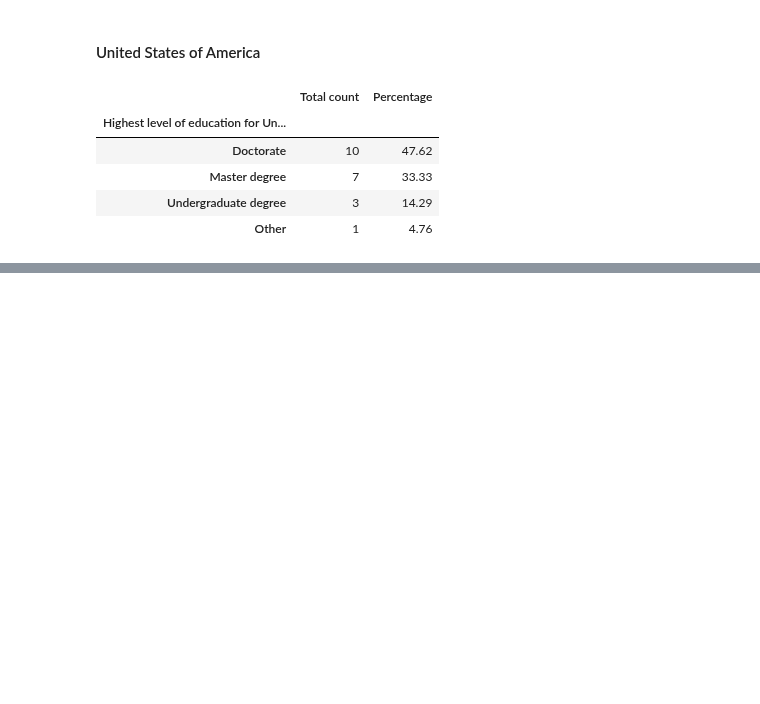
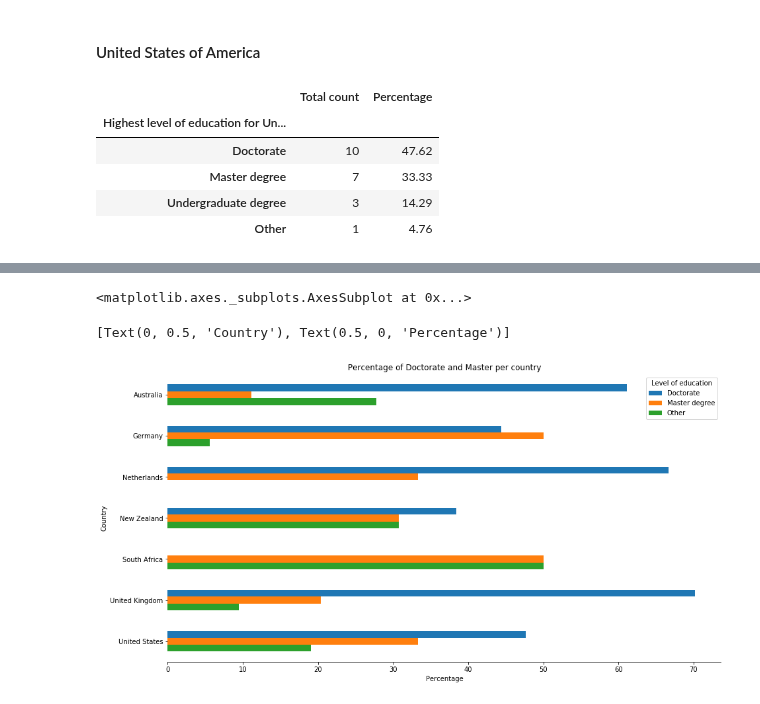
Before and after one commit to softwaresaved/international-survey, a Jupyter notebook: analysis/2018_draft.ipynb, the cells around one changed output, grey strips where cells are left out. Cells and saved outputs as stored; diff of their text form; code cells hidden in the pictures; blank space fills up the shorter version.

Commit message:
Update: draft 2018 analysis to add education levels

```diff
--- a/analysis/2018_draft.ipynb
+++ b/analysis/2018_draft.ipynb
@@ -296,6 +311,22 @@ All of them had the same question:
 * What is the highest level of education you have attained?
 But the list of diploma was different for each.
 If a participant answered from another country than the one listed at the beginning of the notebook, they could answer with a free text.
+# %%
+# Need to merge all education levels as they were not presented to the same participants
+# Create a df with all the education quesitons
+df_all_edu_level = df[['edu1qde._.What is the highest level of education you have attained?',
+                       'edu1qnl._.What is the highest level of education you have attained?',
+                       'edu1quk._.What is the highest level of education you have attained?',
+                       'edu1qus._.What is the highest level of education you have attained?',
+                       'edu1qzaf._.What is the highest level of education you have attained?',
+                       'edu1qnzl._.What is the highest level of education you have attained?',
+                       'edu1qaus._.What is the highest level of education you have attained?']].copy()
+
+# Create a column that merge all education columns
+df['education'] = df_all_edu_level.bfill(axis=1).iloc[:, 0]
+
+# Create a separated df for following sections
+df_edu_per_country = df[['Country', 'education']].copy()
 # %% [markdown]
 #### Australia
 # %%
@@ -525,0 +579,22 @@ structure_survey['1']['edu']
+# %%
+fig, ax = plt.subplots()
+df_plot = df_edu_comparison.pivot(index='Country',
+                        columns='Level of education',
+                        values='Percentage per countries')
+df_plot.plot(kind='barh',
+                  title='Percentage of Doctorate and Master per country',
+                  grid=False, ax=ax)
+
+ax.set(xlabel="Percentage", ylabel="Country")
+
+ax.invert_yaxis()  # when barh option, the bars are inverted
+ax.spines['top'].set_visible(False)
+ax.spines['right'].set_visible(False)
+ax.spines['left'].set_visible(False)
+
+plt.show()
+#ax
+# %% [output]
+<matplotlib.axes._subplots.AxesSubplot at 0x...>
+[Text(0, 0.5, 'Country'), Text(0.5, 0, 'Percentage')]
+[figure, added]
```
Also changed, not shown: parts of 23 cells of this notebook, 1 other file.
